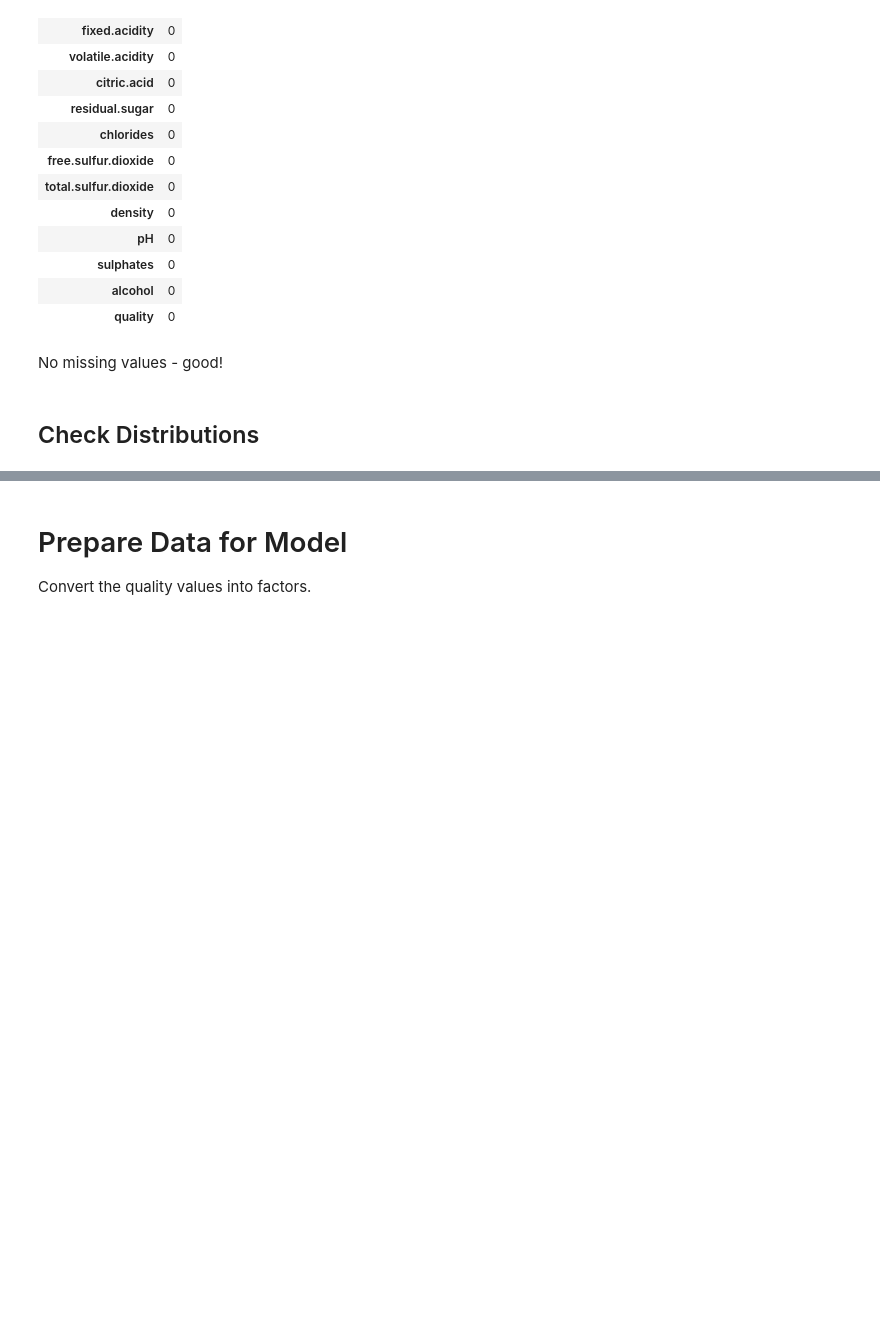
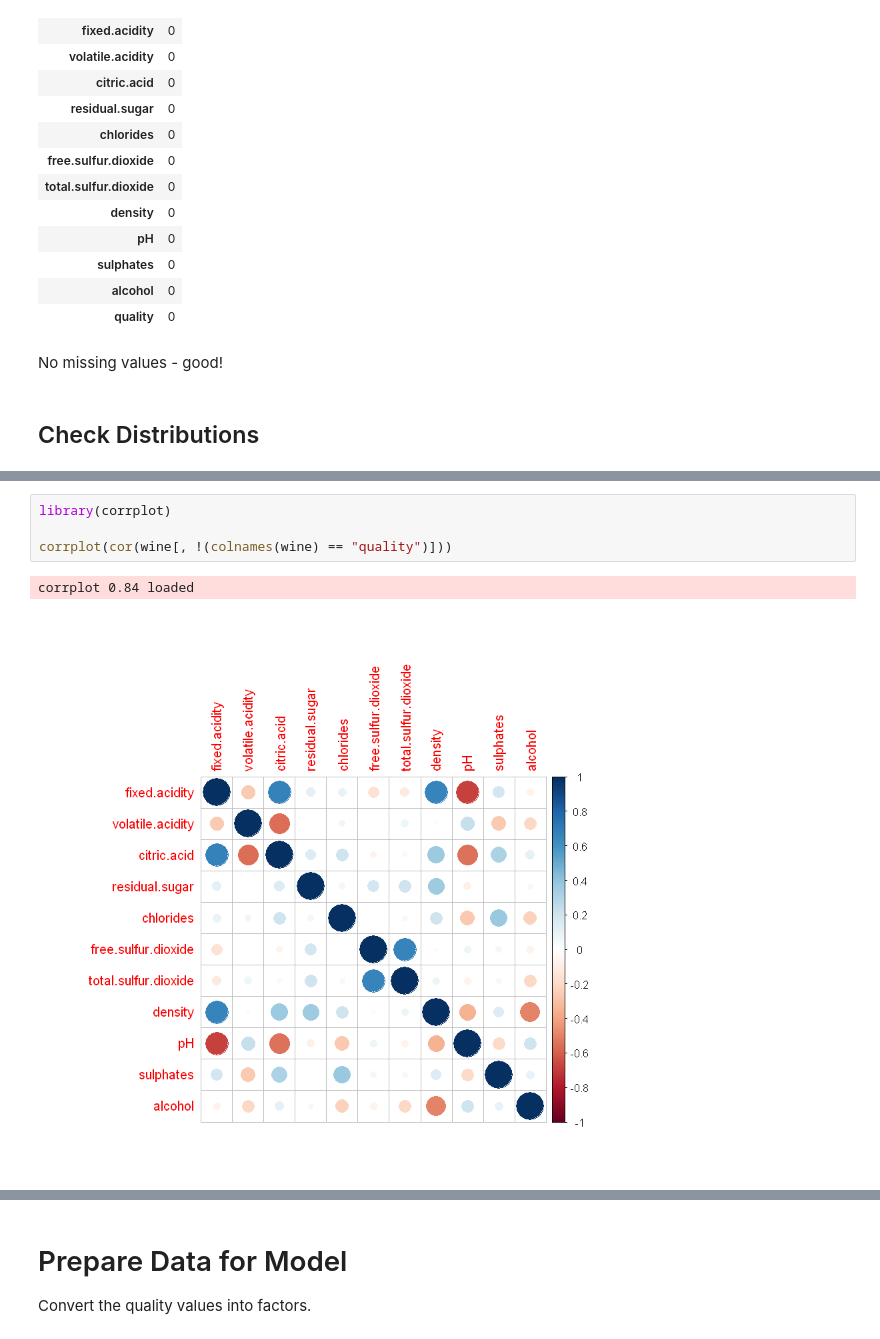
Before and after one commit to middlec000/water_potability, a Jupyter notebook: Code/Random-Forest_WIne-Quality.ipynb, the cells around one changed output, grey strips where cells are left out. Drawn from its saved outputs; the diff is of its cells as text; blank space fills up the shorter version.

```diff
--- a/Code/Random-Forest_WIne-Quality.ipynb
+++ b/Code/Random-Forest_WIne-Quality.ipynb
@@ -59,0 +82,7 @@ hist(wine$quality)
+# %%
+library(corrplot)
+
+corrplot(cor(wine[, !(colnames(wine) == "quality")]))
+# %% [output]
+corrplot 0.84 loaded
+[figure, added]
```
Also changed, not shown: parts of 22 cells of this notebook, 1 other file.
